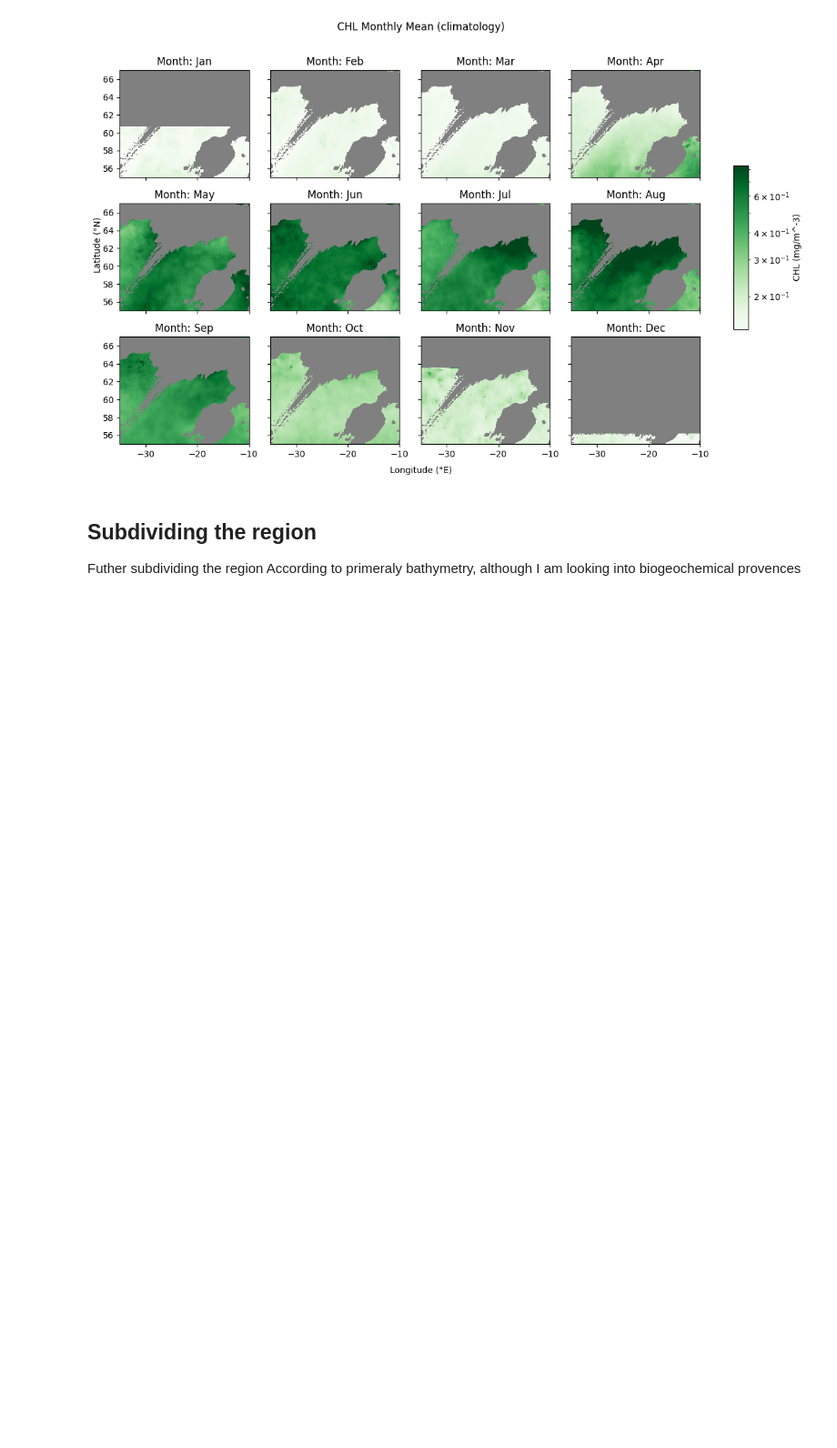
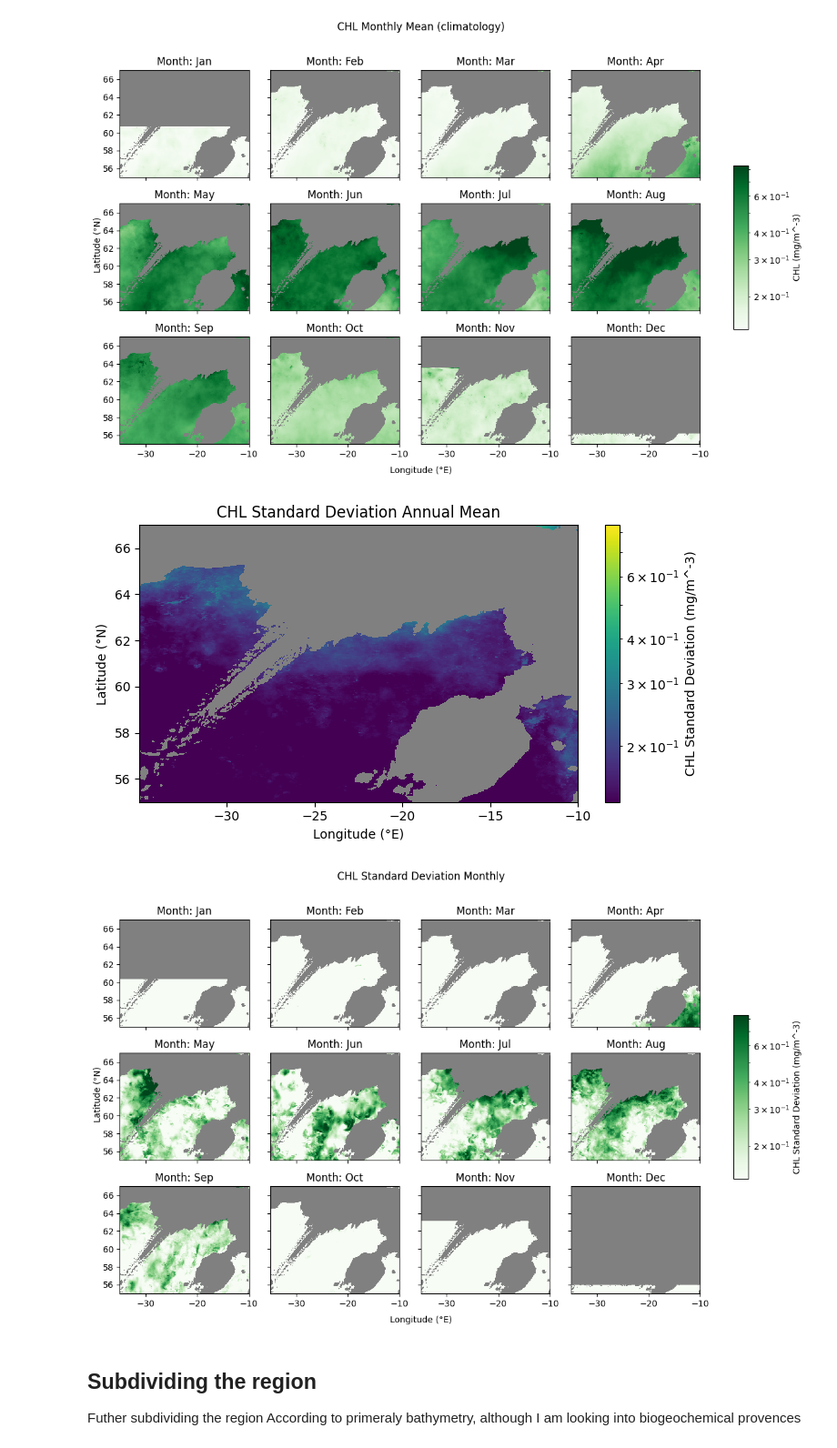
Before and after one commit to ROYVNZ/Masters, a Jupyter notebook: Scripts/Satellite_data.ipynb, the cells around one changed output. Shown at 91% size. Saved outputs shown, nothing was run; the diff lists cells and outputs as text; code cells hidden in the pictures; blank space fills up the shorter version.

```diff
--- a/Scripts/Satellite_data.ipynb
+++ b/Scripts/Satellite_data.ipynb
@@ -288,6 +288,50 @@ plt.tight_layout(rect=[0.06, 0.05, 0.9, 0.94])
 plt.show()
 # %% [output]
 [figure]
+# %%
+# Creating CHL standard Diviation for both Monthly and Annual
+CHL_std = CHL.resample(time='MS').std()
+CHL_annual_std = CHL_std.mean('time')
+
+#Plotting CHL Standard Deviation for both Monthly and Annual
+fig, ax = plt.subplots(figsize=(7,4))
+cc = ax.pcolormesh(
+    lon, lat, CHL_annual_std.values,
+    norm=colors.LogNorm(vmin=float(_vmin), vmax=float(_vmax)),
+    shading='auto'
+)
+plt.colorbar(cc, ax=ax, label='CHL Standard Deviation (mg/m^-3)')
+ax.set_title("CHL Standard Deviation Annual Mean")
+ax.set_xlabel("Longitude (°E)")
+ax.set_ylabel("Latitude (°N)")
+ax.set_facecolor("gray")
+plt.tight_layout()
+plt.show()
+#Plotting CHL Standard Deviation for Monthly
+fig, ax = plt.subplots(3, 4, sharex=True, sharey=True, figsize=(12,8))
+cc_last = None
+for i, ax0 in enumerate(ax.ravel()):
+    da = CHL_std.isel(time=i).values
+    cc_last = ax0.pcolormesh(
+        lon, lat, da, cmap='Greens',
+        norm=colors.LogNorm(vmin=float(_vmin), vmax=float(_vmax)),
+        shading='auto'
+    )
+    ax0.set_title(f"Month: {months_labels[i]}")
+    ax0.set_facecolor("gray")
+# Colorbar on the right
+axcb = fig.add_axes([0.92, 0.33, 0.02, 0.33])
+cb = plt.colorbar(cc_last, cax=axcb)
+cb.set_label("CHL Standard Deviation (mg/m^-3)")
+# Shared labels
+fig.text(0.5, 0.04, "Longitude (°E)", ha='center')
+fig.text(0.06, 0.5, "Latitude (°N)", va='center', rotation='vertical')
+fig.suptitle("CHL Standard Deviation Monthly", y=0.95)
+plt.tight_layout(rect=[0.06, 0.05, 0.9, 0.94])
+plt.show()
+# %% [output]
+[figure, added]
+[figure, added]
 # %% [markdown]
 ## Subdividing the region
 
```
Also changed, not shown: parts of 5 cells of this notebook.
